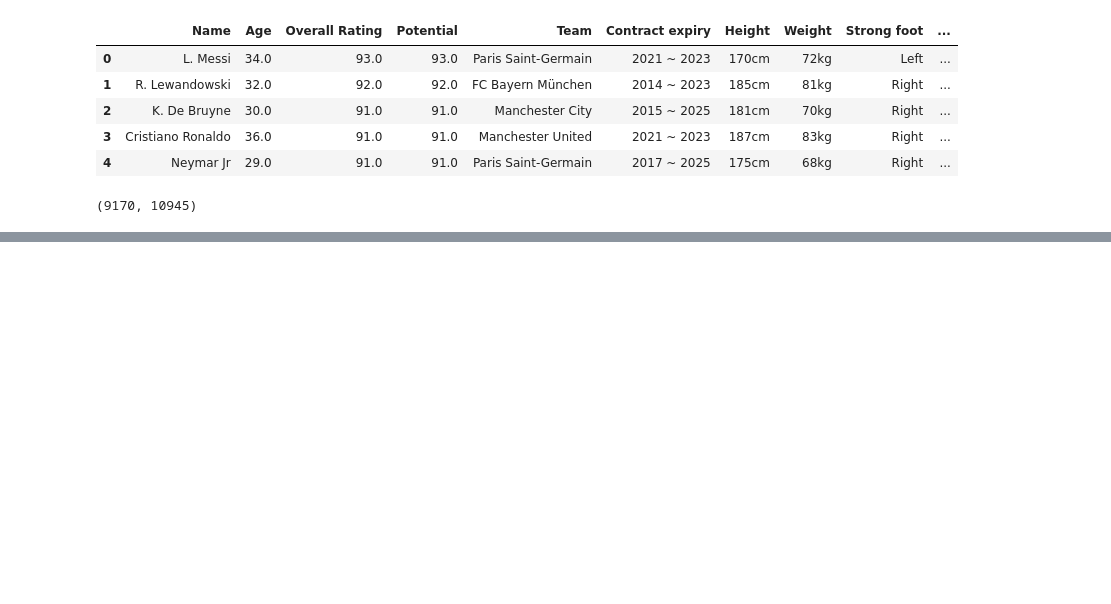
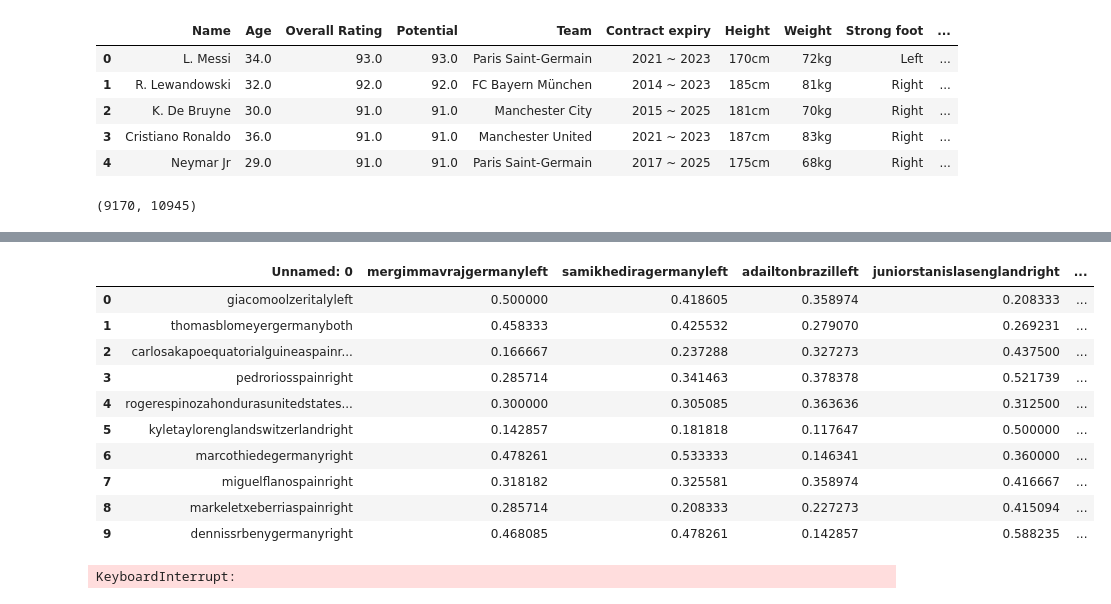
Before and after one commit to SravanRajupalem/FootballPredictions, a Jupyter notebook: 17b. Consolidate Profile Data - TM.ipynb, the cells around one changed output, grey strips where cells are left out. Drawn from its saved outputs; the diff is of its cells as text; code cells hidden in the pictures; blank space fills up the shorter version.

```diff
--- a/17b. Consolidate Profile Data - TM.ipynb
+++ b/17b. Consolidate Profile Data - TM.ipynb
@@ -130,10 +157,25 @@ def similar(a, b):
+# %%
+text = pd.read_csv('Similarity_df_1_test.csv')
+text
+# %% [output]
+|  | Unnamed: 0 | mergimmavrajgermanyleft | samikhediragermanyleft | adailtonbrazilleft | juniorstanislasenglandright | ... |
+| 0 | giacomoolzeritalyleft | 0.500000 | 0.418605 | 0.358974 | 0.208333 | ... |
+| 1 | thomasblomeyergermanyboth | 0.458333 | 0.425532 | 0.279070 | 0.269231 | ... |
+| 2 | carlosakapoequatorialguineaspainr... | 0.166667 | 0.237288 | 0.327273 | 0.437500 | ... |
+| 3 | pedroriosspainright | 0.285714 | 0.341463 | 0.378378 | 0.521739 | ... |
+| 4 | rogerespinozahondurasunitedstates... | 0.300000 | 0.305085 | 0.363636 | 0.312500 | ... |
+| 5 | kyletaylorenglandswitzerlandright | 0.142857 | 0.181818 | 0.117647 | 0.500000 | ... |
+| 6 | marcothiedegermanyright | 0.478261 | 0.533333 | 0.146341 | 0.360000 | ... |
+| 7 | miguelflanospainright | 0.318182 | 0.325581 | 0.358974 | 0.416667 | ... |
+| 8 | markeletxeberriaspainright | 0.285714 | 0.208333 | 0.227273 | 0.415094 | ... |
+| 9 | dennissrbenygermanyright | 0.468085 | 0.478261 | 0.142857 | 0.588235 | ... |
 # %%
-#Sravan
+# Renzo
 
 similarity_df = pd.DataFrame([])
 
-for profile in uid_player_profiles[0:3000]:
+for profile in uid_player_profiles[3000:6000]:
     for weight in uid_player_weights:
         similarity_df.loc[profile, weight] = similar(profile, weight)
-
-similarity_df.to_csv('Similarity_df_1.csv', index=False)
+# %% [output]
+KeyboardInterrupt:
```
Also changed, not shown: parts of 19 cells of this notebook.
